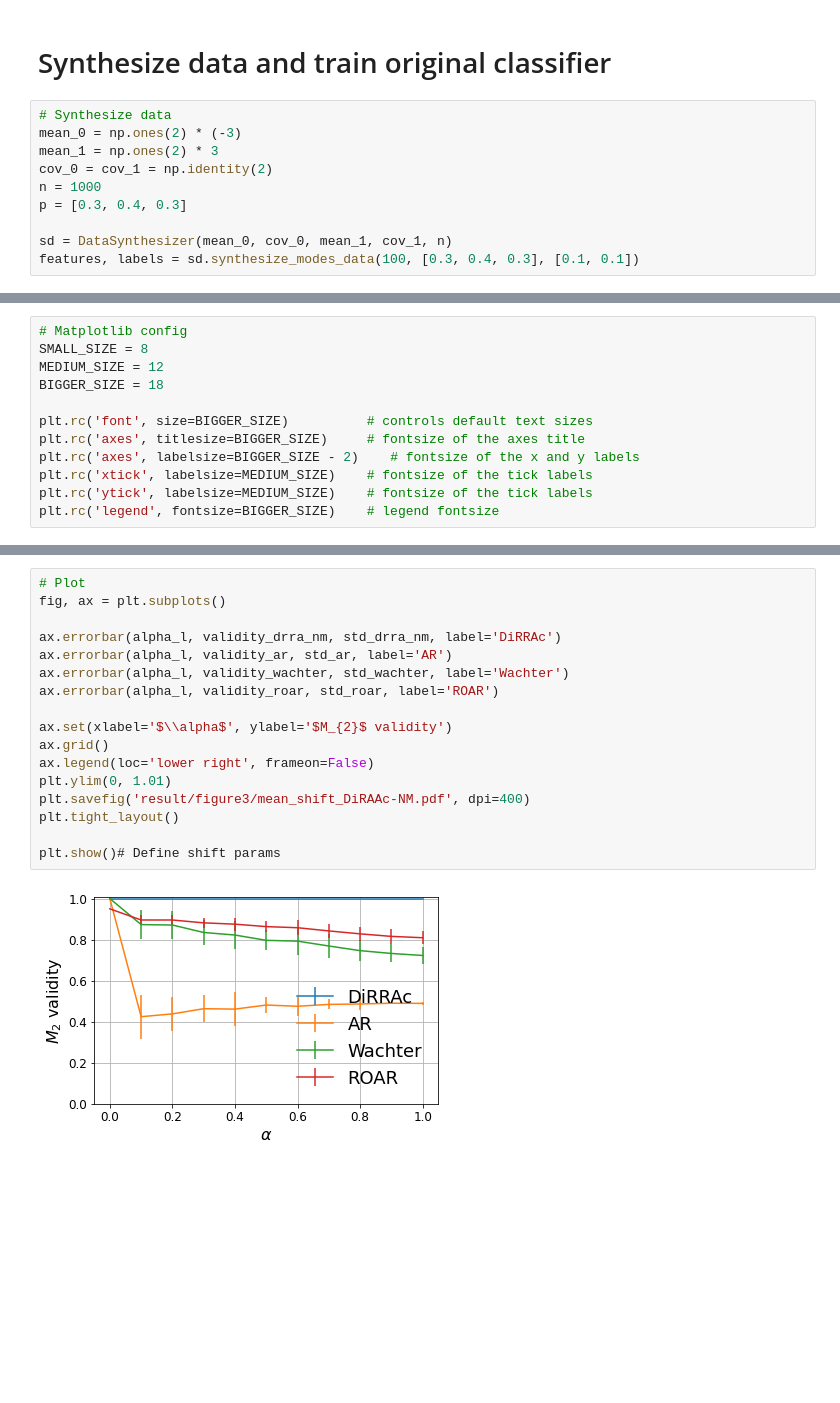
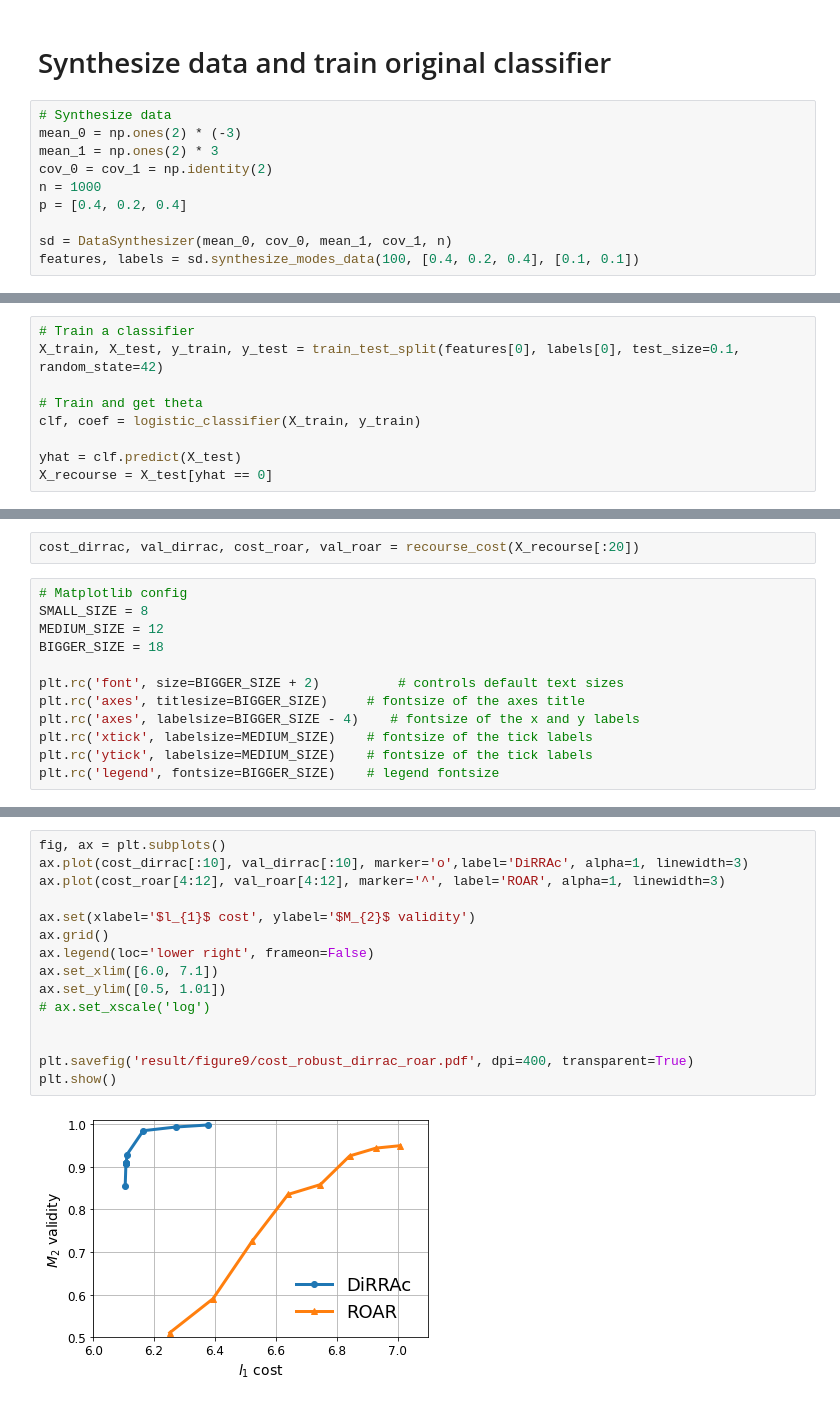
Before and after one commit to duykhuongnguyen/DiRRAc, a Jupyter notebook: figure3.ipynb, the cells around one changed output, grey strips where cells are left out. Drawn from its saved outputs; the diff is of its cells as text; blank space fills up the shorter version.

```diff
--- a/figure3.ipynb
+++ b/figure3.ipynb
@@ -28,8 +23,8 @@ mean_0 = np.ones(2) * (-3)
 mean_1 = np.ones(2) * 3
 cov_0 = cov_1 = np.identity(2)
 n = 1000
-p = [0.3, 0.4, 0.3]
+p = [0.4, 0.2, 0.4]
 
 sd = DataSynthesizer(mean_0, cov_0, mean_1, cov_1, n)
-features, labels = sd.synthesize_modes_data(100, [0.3, 0.4, 0.3], [0.1, 0.1])
+features, labels = sd.synthesize_modes_data(100, [0.4, 0.2, 0.4], [0.1, 0.1])
 # %%
@@ -168,0 +48,9 @@ def run_experiments(shift_type='mean'):
+# %%
+# Train a classifier
+X_train, X_test, y_train, y_test = train_test_split(features[0], labels[0], test_size=0.1, random_state=42)
+
+# Train and get theta
+clf, coef = logistic_classifier(X_train, y_train)
+
+yhat = clf.predict(X_test)
+X_recourse = X_test[yhat == 0]
@@ -169,12 +105,14 @@ def run_experiments(shift_type='mean'):
+# %%
+cost_dirrac, val_dirrac, cost_roar, val_roar = recourse_cost(X_recourse[:20])
 # %%
 # Matplotlib config
 SMALL_SIZE = 8
 MEDIUM_SIZE = 12
 BIGGER_SIZE = 18
 
-plt.rc('font', size=BIGGER_SIZE)          # controls default text sizes
+plt.rc('font', size=BIGGER_SIZE + 2)          # controls default text sizes
 plt.rc('axes', titlesize=BIGGER_SIZE)     # fontsize of the axes title
-plt.rc('axes', labelsize=BIGGER_SIZE - 2)    # fontsize of the x and y labels
+plt.rc('axes', labelsize=BIGGER_SIZE - 4)    # fontsize of the x and y labels
 plt.rc('xtick', labelsize=MEDIUM_SIZE)    # fontsize of the tick labels
 plt.rc('ytick', labelsize=MEDIUM_SIZE)    # fontsize of the tick labels
 plt.rc('legend', fontsize=BIGGER_SIZE)    # legend fontsize
@@ -185,19 +119,17 @@ validity_drra_nm, validity_drra_gm, validity_ar, validity_wachter, validity_roar
 # %%
-# Plot
 fig, ax = plt.subplots()
+ax.plot(cost_dirrac[:10], val_dirrac[:10], marker='o',label='DiRRAc', alpha=1, linewidth=3)
+ax.plot(cost_roar[4:12], val_roar[4:12], marker='^', label='ROAR', alpha=1, linewidth=3)
 
-ax.errorbar(alpha_l, validity_drra_nm, std_drra_nm, label='DiRRAc')
-ax.errorbar(alpha_l, validity_ar, std_ar, label='AR')
-ax.errorbar(alpha_l, validity_wachter, std_wachter, label='Wachter')
-ax.errorbar(alpha_l, validity_roar, std_roar, label='ROAR')
-
-ax.set(xlabel='$\\alpha$', ylabel='$M_{2}$ validity')
+ax.set(xlabel='$l_{1}$ cost', ylabel='$M_{2}$ validity')
 ax.grid()
 ax.legend(loc='lower right', frameon=False)
-plt.ylim(0, 1.01)
-plt.savefig('result/figure3/mean_shift_DiRAAc-NM.pdf', dpi=400)
-plt.tight_layout()
+ax.set_xlim([6.0, 7.1])
+ax.set_ylim([0.5, 1.01])
+# ax.set_xscale('log')
 
-plt.show()# Define shift params
+
+plt.savefig('result/figure9/cost_robust_dirrac_roar.pdf', dpi=400, transparent=True)
+plt.show()
 # %% [output]
-[figure, old version]
+[figure, new version]
```
Also changed, not shown: parts of 26 cells of this notebook, 50 other files.
